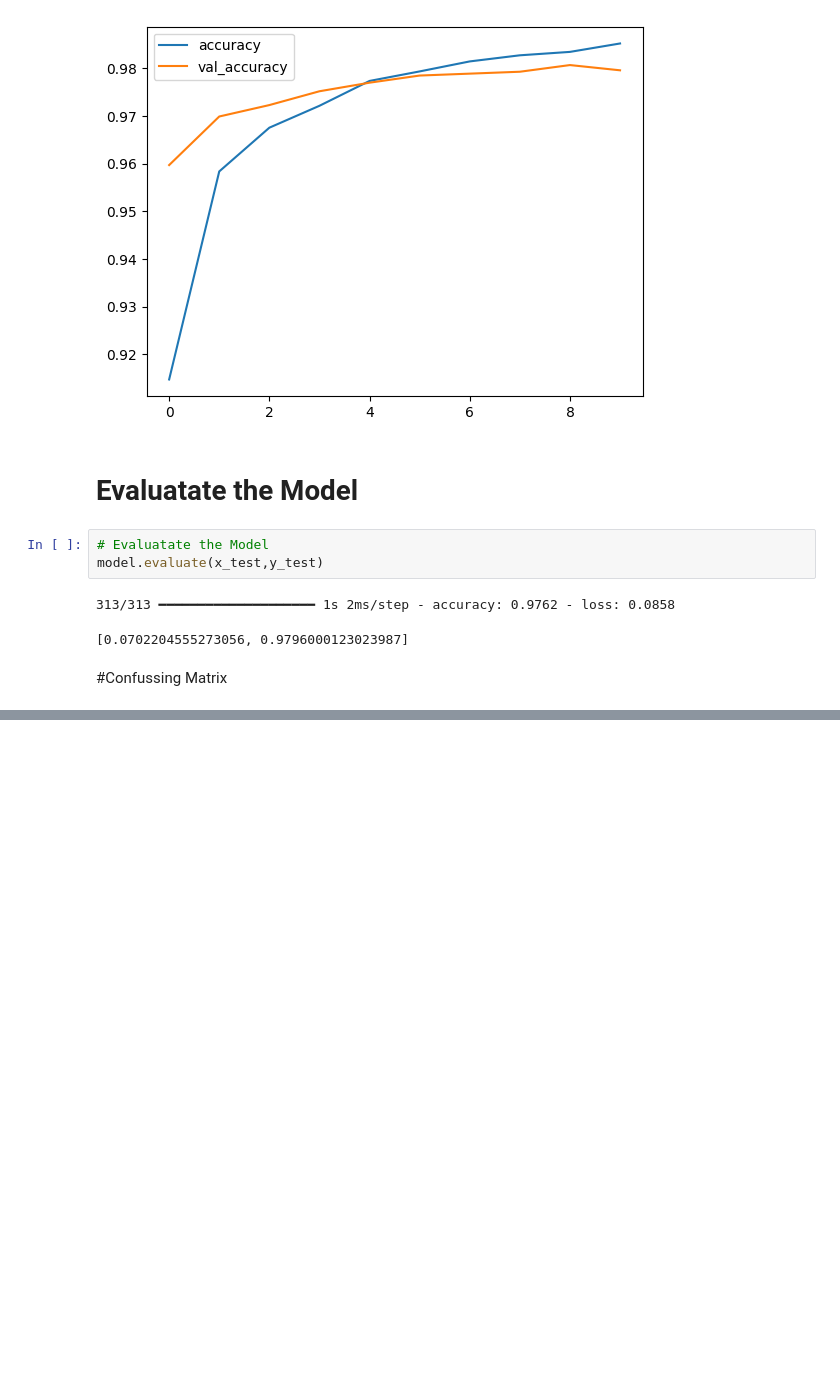
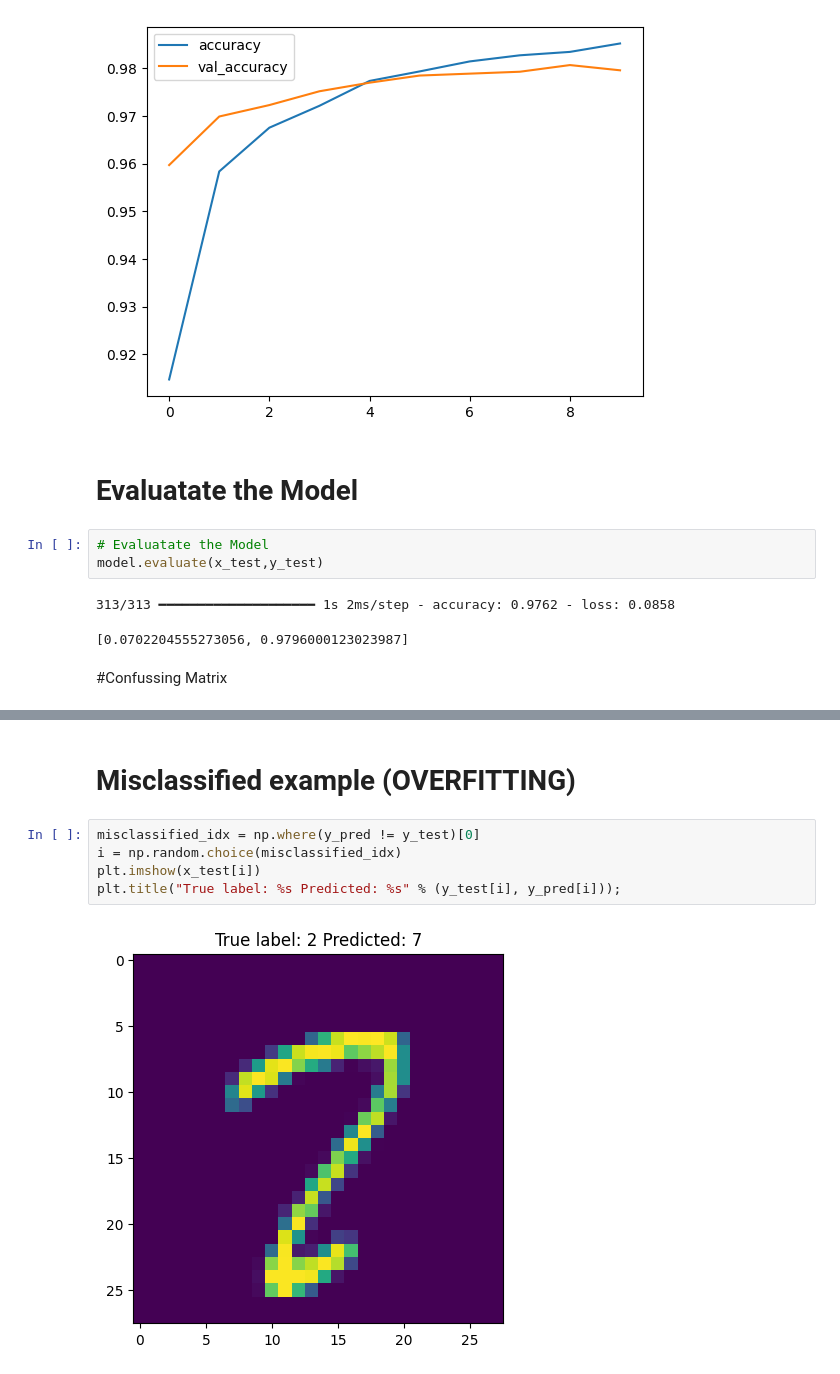
Before and after one commit to AmirHPartovi/MNIST, a Jupyter notebook: MNIST_ANN.ipynb, the cells around one changed output, grey strips where cells are left out. Cells and saved outputs as stored; diff of their text form; blank space fills up the shorter version.

```diff
--- a/MNIST_ANN.ipynb
+++ b/MNIST_ANN.ipynb
@@ -157,0 +292,9 @@ Confusion matrix, without normalization
+# %% [markdown]
+# Misclassified example (OVERFITTING)
+# %%
+misclassified_idx = np.where(y_pred != y_test)[0]
+i = np.random.choice(misclassified_idx)
+plt.imshow(x_test[i])
+plt.title("True label: %s Predicted: %s" % (y_test[i], y_pred[i]));
+# %% [output]
+[figure, added]
```
Also changed, not shown: parts of 22 cells of this notebook.
